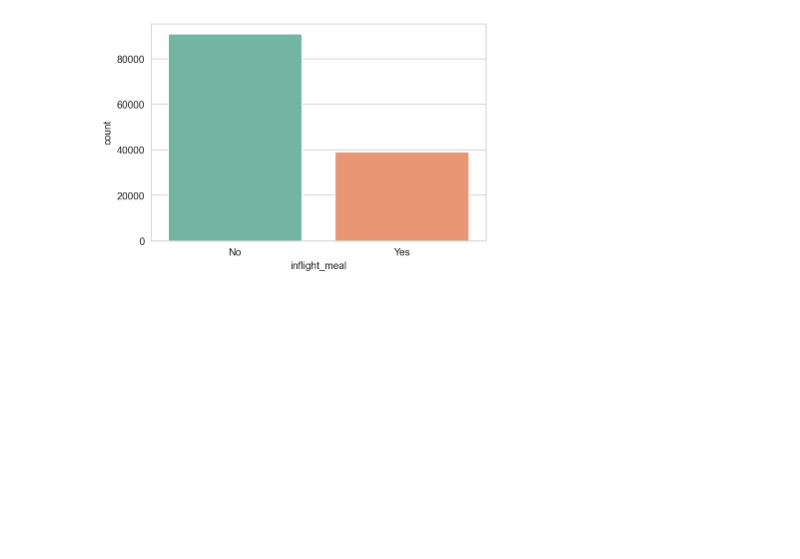
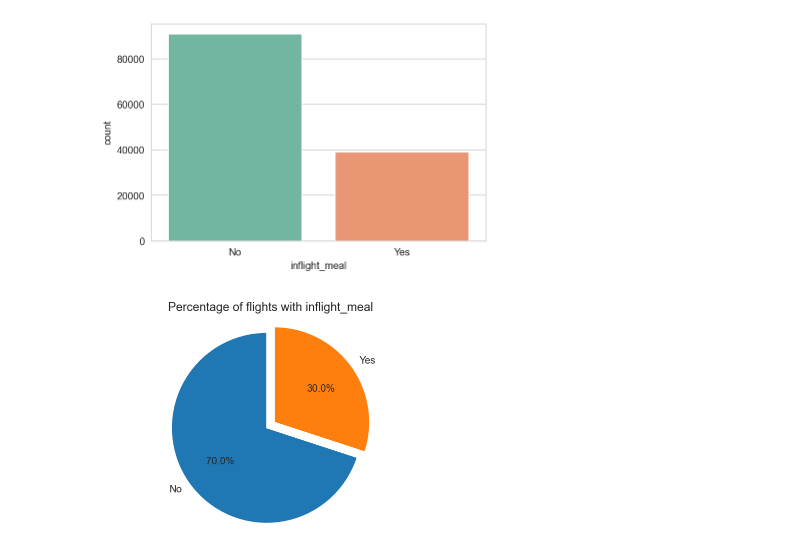
Before and after one commit to dankuenstler/Airlines, a Jupyter notebook: airline_data.ipynb, the cells around one changed output. Drawn from its saved outputs; the diff is of its cells as text; code cells hidden in the pictures; blank space fills up the shorter version.

Commit message:
adding graphs

```diff
--- a/airline_data.ipynb
+++ b/airline_data.ipynb
@@ -92,3 +92,13 @@ dtype: int64
 sns.countplot(x='inflight_meal', data=df, palette='Set2');
 # %% [output]
 [figure]
+# %%
+#how many flights had inflight_meal
+df['inflight_meal'].value_counts()
+#plotting the percentage of flights with inflight_meal vs those without
+labels = ['No', 'Yes']
+plt.pie(df['inflight_meal'].value_counts(), labels=labels, autopct='%1.1f%%', startangle=90,explode=(0,0.1))
+plt.axis('equal')
+plt.title('Percentage of flights with inflight_meal');
+# %% [output]
+[figure, added]
```
Also changed, not shown: parts of 1 cell of this notebook.
